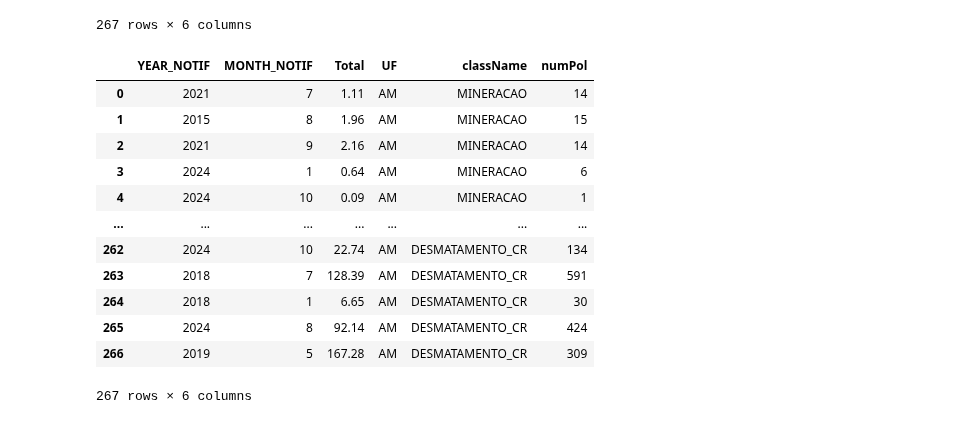
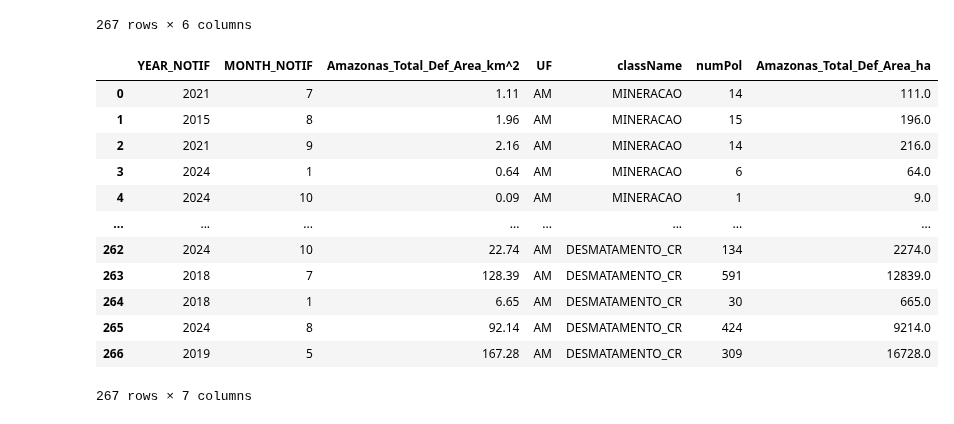
Before and after one commit to RaphaLevy/Study_on_Malaria_dynamics, a Jupyter notebook: mapbiomas_data/Deter_Data_Treatment.ipynb, the cells around one changed output. Cells and saved outputs as stored; diff of their text form; code cells hidden in the pictures.

Commit message:
Adds area in hectares

```diff
--- a/mapbiomas_data/Deter_Data_Treatment.ipynb
+++ b/mapbiomas_data/Deter_Data_Treatment.ipynb
@@ -21,22 +21,23 @@ amazonas_monthly_deforestation_df
 | 266 | 2019 | 5 | 167.28 | AM | DESMATAMENTO_CR | 309 |
 267 rows × 6 columns
 # %%
-amazonas_monthly_deforestation_df.rename(columns={'year': 'YEAR_NOTIF', 'month': 'MONTH_NOTIF', 'area': 'Total', 'uf': 'UF'}, inplace=True)
+amazonas_monthly_deforestation_df.rename(columns={'year': 'YEAR_NOTIF', 'month': 'MONTH_NOTIF', 'area': 'Amazonas_Total_Def_Area_km^2', 'uf': 'UF'}, inplace=True)
+amazonas_monthly_deforestation_df['Amazonas_Total_Def_Area_ha'] = amazonas_monthly_deforestation_df['Amazonas_Total_Def_Area_km^2']*100
 amazonas_monthly_deforestation_df
 # %% [output]
-|  | YEAR_NOTIF | MONTH_NOTIF | Total | UF | className | numPol |
-| 0 | 2021 | 7 | 1.11 | AM | MINERACAO | 14 |
-| 1 | 2015 | 8 | 1.96 | AM | MINERACAO | 15 |
-| 2 | 2021 | 9 | 2.16 | AM | MINERACAO | 14 |
-| 3 | 2024 | 1 | 0.64 | AM | MINERACAO | 6 |
-| 4 | 2024 | 10 | 0.09 | AM | MINERACAO | 1 |
-| ... | ... | ... | ... | ... | ... | ... |
-| 262 | 2024 | 10 | 22.74 | AM | DESMATAMENTO_CR | 134 |
-| 263 | 2018 | 7 | 128.39 | AM | DESMATAMENTO_CR | 591 |
-| 264 | 2018 | 1 | 6.65 | AM | DESMATAMENTO_CR | 30 |
-| 265 | 2024 | 8 | 92.14 | AM | DESMATAMENTO_CR | 424 |
-| 266 | 2019 | 5 | 167.28 | AM | DESMATAMENTO_CR | 309 |
+|  | YEAR_NOTIF | MONTH_NOTIF | Amazonas_Total_Def_Area_km^2 | UF | className | numPol | Amazonas_Total_Def_Area_ha |
+| 0 | 2021 | 7 | 1.11 | AM | MINERACAO | 14 | 111.0 |
+| 1 | 2015 | 8 | 1.96 | AM | MINERACAO | 15 | 196.0 |
+| 2 | 2021 | 9 | 2.16 | AM | MINERACAO | 14 | 216.0 |
+| 3 | 2024 | 1 | 0.64 | AM | MINERACAO | 6 | 64.0 |
+| 4 | 2024 | 10 | 0.09 | AM | MINERACAO | 1 | 9.0 |
+| ... | ... | ... | ... | ... | ... | ... | ... |
+| 262 | 2024 | 10 | 22.74 | AM | DESMATAMENTO_CR | 134 | 2274.0 |
+| 263 | 2018 | 7 | 128.39 | AM | DESMATAMENTO_CR | 591 | 12839.0 |
+| 264 | 2018 | 1 | 6.65 | AM | DESMATAMENTO_CR | 30 | 665.0 |
+| 265 | 2024 | 8 | 92.14 | AM | DESMATAMENTO_CR | 424 | 9214.0 |
+| 266 | 2019 | 5 | 167.28 | AM | DESMATAMENTO_CR | 309 | 16728.0 |
-267 rows × 6 columns
+267 rows × 7 columns
 # %%
 amazonas_monthly_deforestation_df = amazonas_monthly_deforestation_df[(2017 <= amazonas_monthly_deforestation_df.get('YEAR_NOTIF')) &
                                                                       (amazonas_monthly_deforestation_df.get('YEAR_NOTIF') <= 2021)]
```
Also changed, not shown: parts of 3 cells of this notebook.
